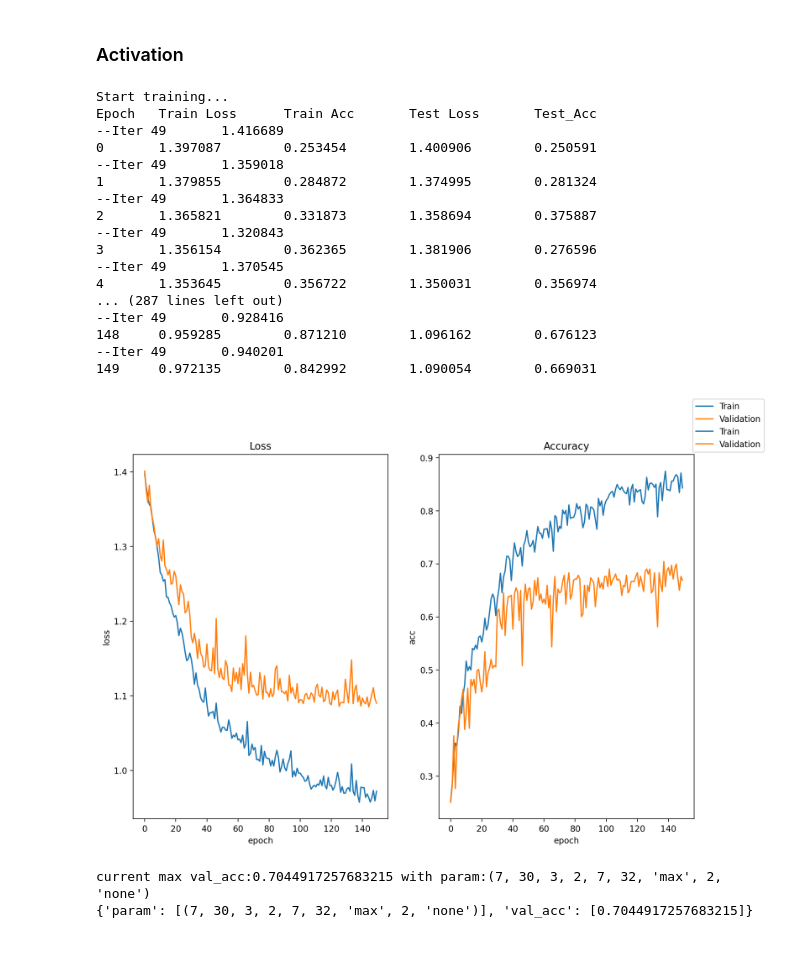
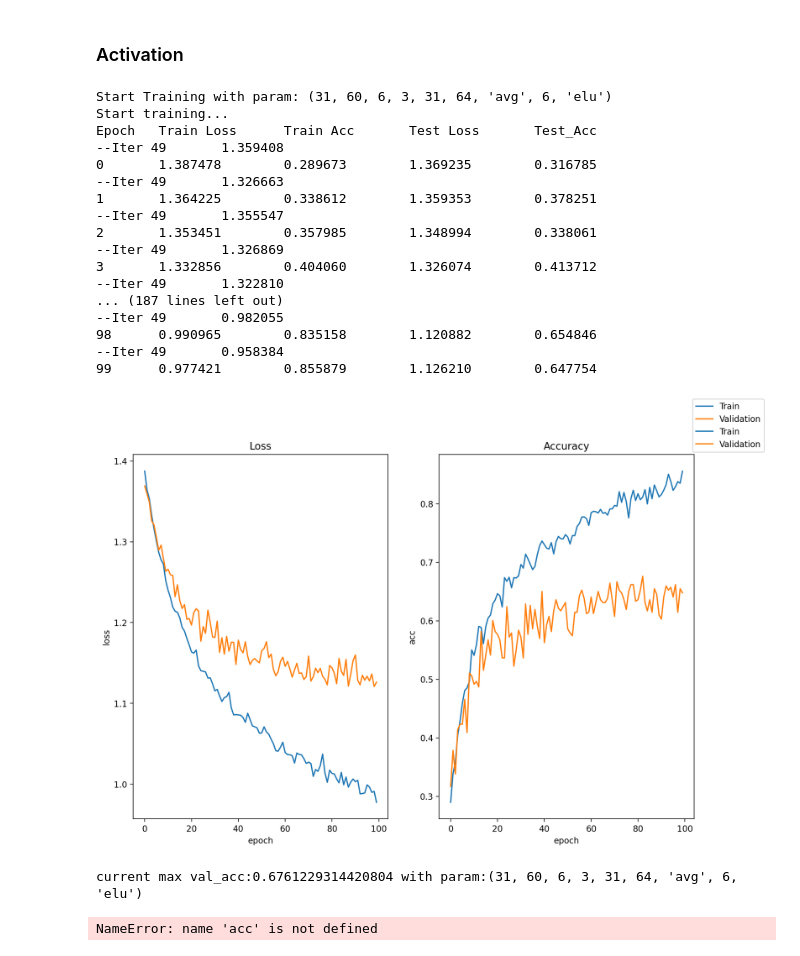
Before and after one commit to RX-0-95/EEG_Classification, a Jupyter notebook: EEGCNNV2.ipynb, the cells around one changed output. Drawn from its saved outputs; the diff is of its cells as text; code cells hidden in the pictures.

```diff
--- a/EEGCNNV2.ipynb
+++ b/EEGCNNV2.ipynb
@@ -216,46 +243,46 @@ encoder_parm = {
 # %%
 
 encoder_parm = {
     'gate_conv_sizes':[7,15,31],
     'gate_conv_out_channel':[30,60],
     'prob_conv_size':[3,6],
     'prob_down_sample':[2,3],
     'feature_conv_size':[7,31],
     'feature_conv_out_channel':[32,64],
     'feature_pool_type':['max','avg'],
     'feature_pool_size':[2,6],
-    'activation': ['none','elu'],
+    'activation': ['elu'],
 }
 train_options = {
     'train_batch_size': 32,
     'scheduler_patience': 100,
     'weight_decay': 0.15,
     'val_batch_size': 1,
     'learning_rate': 1e-4,
-    'epoch_num': 150,
+    'epoch_num': 100,
 }
 model = EEGCNNv2
 solver = EEGCNN_solver(model,data_dir=X_train_valid_dir,label_dir=y_train_valid_dir,model_encoder_opt=encoder_parm,train_opt=train_options)
 params_log = solver.solve_param()
 print(params_log)
 # %% [output]
+Start Training with param: (31, 60, 6, 3, 31, 64, 'avg', 6, 'elu')
 Start training...
 Epoch   Train Loss      Train Acc       Test Loss       Test_Acc
---Iter 49       1.416689
-0       1.397087        0.253454        1.400906        0.250591
---Iter 49       1.359018
-1       1.379855        0.284872        1.374995        0.281324
---Iter 49       1.364833
-2       1.365821        0.331873        1.358694        0.375887
---Iter 49       1.320843
-3       1.356154        0.362365        1.381906        0.276596
---Iter 49       1.370545
-4       1.353645        0.356722        1.350031        0.356974
-... (287 lines left out)
---Iter 49       0.928416
-148     0.959285        0.871210        1.096162        0.676123
---Iter 49       0.940201
-149     0.972135        0.842992        1.090054        0.669031
+--Iter 49       1.359408
+0       1.387478        0.289673        1.369235        0.316785
+--Iter 49       1.326663
+1       1.364225        0.338612        1.359353        0.378251
+--Iter 49       1.355547
+2       1.353451        0.357985        1.348994        0.338061
+--Iter 49       1.326869
+3       1.332856        0.404060        1.326074        0.413712
+--Iter 49       1.322810
+... (187 lines left out)
+--Iter 49       0.982055
+98      0.990965        0.835158        1.120882        0.654846
+--Iter 49       0.958384
+99      0.977421        0.855879        1.126210        0.647754
-[figure, old version]
+[figure, new version]
-current max val_acc:0.7044917257683215 with param:(7, 30, 3, 2, 7, 32, 'max', 2, 'none')
-{'param': [(7, 30, 3, 2, 7, 32, 'max', 2, 'none')], 'val_acc': [0.7044917257683215]}
+current max val_acc:0.6761229314420804 with param:(31, 60, 6, 3, 31, 64, 'avg', 6, 'elu')
+NameError: name 'acc' is not defined
```
Also changed, not shown: parts of 4 cells of this notebook, 24 other files.
